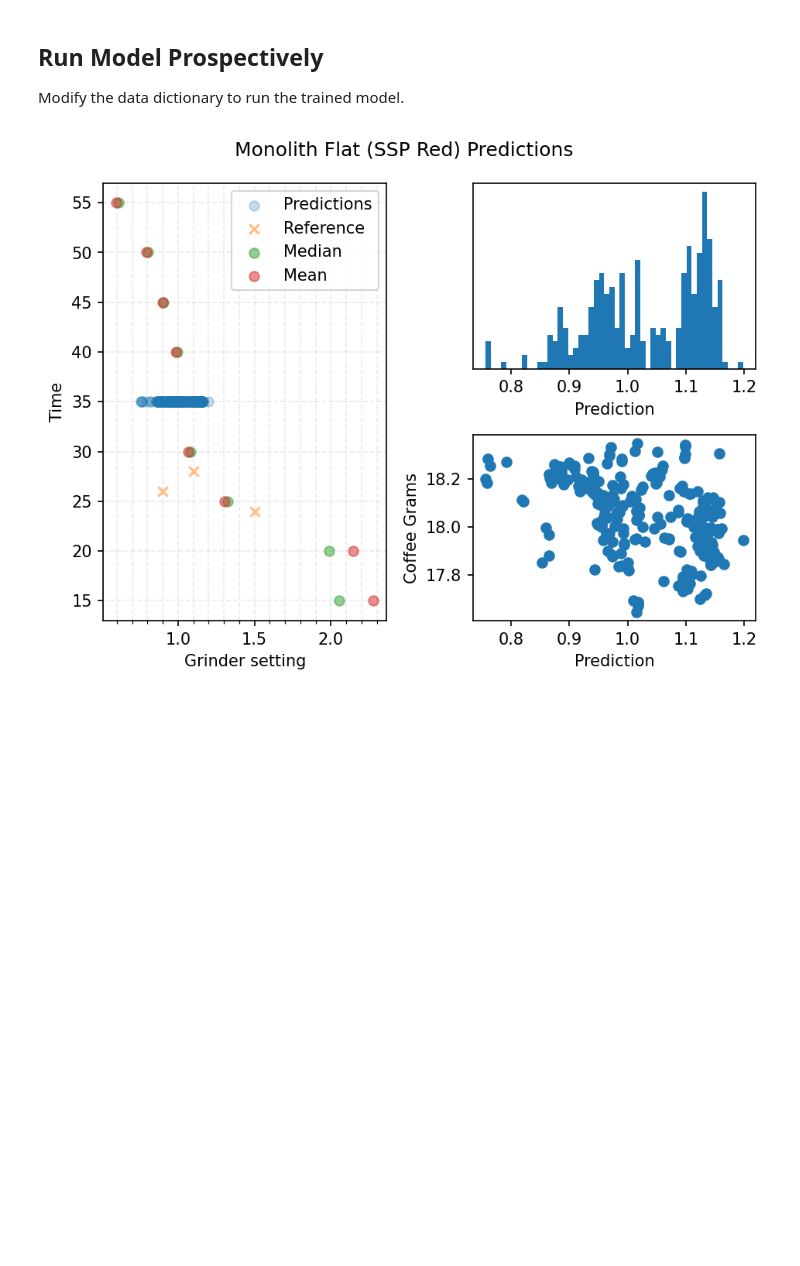
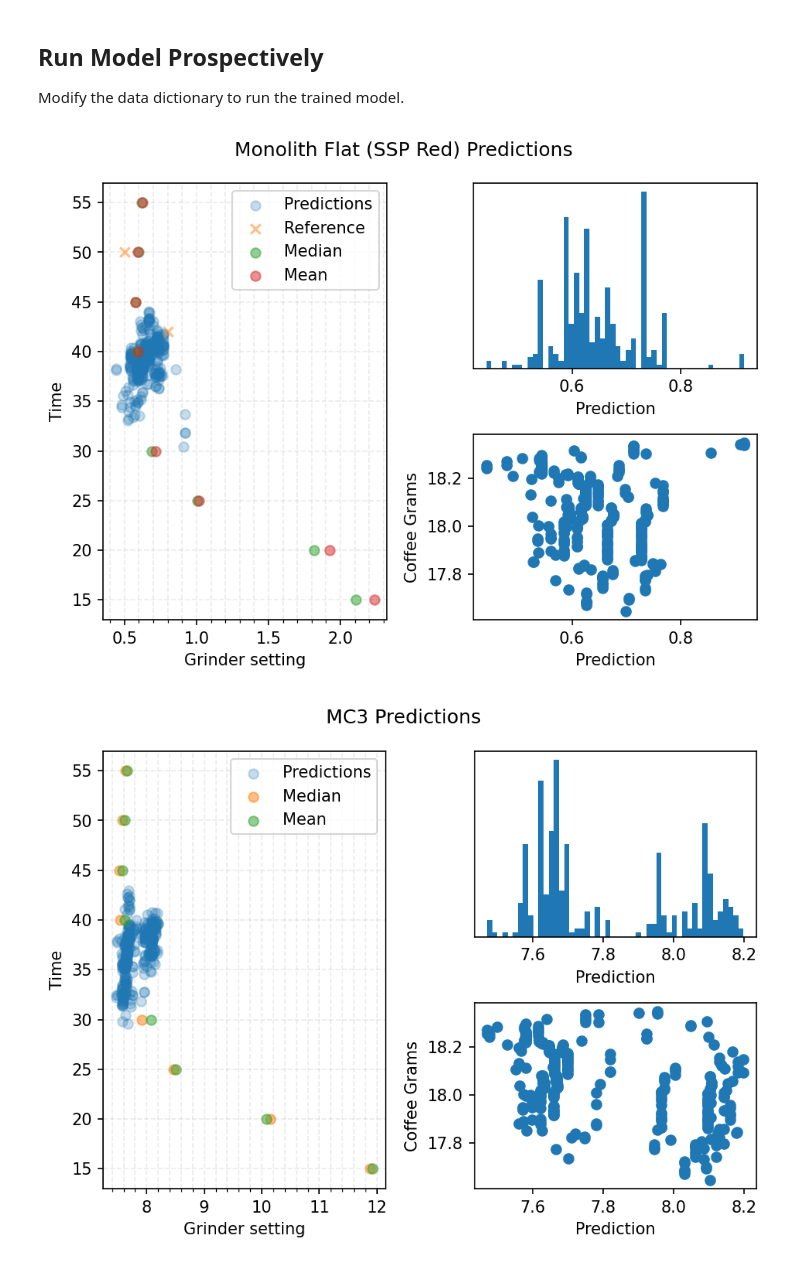
Before and after one commit to badisa/optpresso, a Jupyter notebook: notebooks/alternative_models.ipynb, the cells around one changed output. Saved outputs shown, nothing was run; the diff lists cells and outputs as text; code cells hidden in the pictures; blank space fills up the shorter version.

```diff
--- a/notebooks/alternative_models.ipynb
+++ b/notebooks/alternative_models.ipynb
@@ -292,21 +287,24 @@ def percent_diff(x, y):
 Select the number of estimators and whether to try and generate more samples.
 # %%
 enhance_sample = True
-estimators = 600
+estimators = 700
 dropped = ("date", "brewratio")
 
 training = df
 if enhance_sample:
-    sampled_coffee = resample_field(training, "coffeegrams", ["grinder", "coffee"], std=0.05, samples=3)
+    sampled_coffee = resample_field(training, "coffeegrams", ["grinder", "coffee"], std=0.05, samples=2)
 #     sampled_output = resample_field(
 #         training, "output", ["machine", "machineprofile", "grinder", "coffee"], samples=1
 #     )
     training = pd.concat([training, sampled_coffee])
 
-x, y = prepare_df_for_modeling(
-    training, "grindersetting", drop_cols=dropped, encoders=encs
-)
-regr = construct_regressor(estimators)
-regr.fit(x, y)
-print(f"Trained model with {len(y)} data points")
+models_by_label = {}
+for label in ["grindersetting", "time"]:
+    x, y = prepare_df_for_modeling(
+        training, label, drop_cols=dropped, encoders=encs
+    )
+    regr = construct_regressor(estimators)
+    regr.fit(x, y)
+    models_by_label[label] = regr
+    print(f"Trained model {label} with {len(y)} data points")
 # %% [output]
@@ -317,14 +316,14 @@ Trained model with 14236 data points
 Modify the data dictionary to run the trained model.
 # %%
 data = {
-    "coffee": "Luna - IHCafe90 Olga Benitez Marcala Honduras Espresso",
+    "coffee": "PMC - Honduras Nahun Fernandez El Ocotillo Geisha Washed",
     "coffeegrams": 18.0,
-    "roastdate": "03/06/23",
+    "roastdate": "04/05/23",
     "time": 35,
     "output": 36.0,
     "machine": "Decent DE1PRO",
     "machineprofile": "",
-    "grinder": "Monolith Flat (SSP Red)",  # Leave None to predict for all grinders,
+    "grinder": None, #"Niche Zero",  # Leave None to predict for all grinders,
     "basket": "Weber Unibasket",
     "filter": "",
 }
@@ -410,23 +409,27 @@ for grinder in df.grinder.unique():
 
         x_set, _ = prepare_df_for_modeling(test_grinder_df, "grindersetting", drop_cols=dropped, encoders=encs)
         grams_idx = np.argwhere(x_set[-1] == test_grinder_df.coffeegrams.values[-1]).reshape(-1)
-        pred_fit = regr.predict(x_set)
+        grinder_pred_fit = models_by_label["grindersetting"].predict(x_set)
+
 
         if time == prediction_time:
             grams_x = x_set[:, grams_idx].reshape(-1)
-            plot1.hist(pred_fit, bins=50, label="Predictions", density=True)
-            plot2.scatter(pred_fit, grams_x, label="Predictions")
-            if len(pred_fit):
+            plot1.hist(grinder_pred_fit, bins=50, label="Predictions", density=True)
+            plot2.scatter(grinder_pred_fit, grams_x, label="Predictions (grinder)")
+            test_grinder_df["grindersetting"] = grinder_pred_fit.tolist()
+            time_x_set, _ = prepare_df_for_modeling(test_grinder_df, "time", drop_cols=dropped, encoders=encs)
+            time_pred_fit = models_by_label["time"].predict(time_x_set)
+            if len(grinder_pred_fit):
                 plot3.scatter(
-                    pred_fit,
-                    [time] * len(pred_fit),
+                    grinder_pred_fit,
+                    time_pred_fit,
                     label="Predictions",
                     marker="o",
                     alpha=0.25,
                 )
         else:
-            mean_pred = np.mean(pred_fit)
-            med_pred = np.median(pred_fit)
+            mean_pred = np.mean(grinder_pred_fit)
+            med_pred = np.median(grinder_pred_fit)
             mean.append(mean_pred)
             med.append(med_pred)
             times.append(time)
@@ -435,31 +438,32 @@ for grinder in df.grinder.unique():
         (grinder_df.coffee == test_df.coffee.values[0])
         & (grinder_df.roaster == test_df.roaster.values[0])
         & (grinder_df.roastdate == test_df.roastdate.values[0])
         & (grinder_df.machine.str.lower() == test_df.machine.str.lower().values[0])
         & (grinder_df.grinder == grinder)
         & (grinder_df.machineprofile.str.lower() == test_df.machineprofile.str.lower().values[0])
         & (grinder_df.basket.str.lower() == test_df.basket.str.lower().values[0])
         & (grinder_df["filter"].str.lower() == test_df["filter"].str.lower().values[0])
     ]
     if len(reference_vals):
         plot3.scatter(
             reference_vals.grindersetting,
             reference_vals.time,
             label="Reference",
             marker="x",
             alpha=0.5,
         )
 
     plot3.scatter(med, times, label="Median", alpha=0.5)
     plot3.scatter(mean, times, label="Mean", alpha=0.5)
 
     plot3.set_ylabel("Time")
     plot3.set_xlabel("Grinder setting")
     plot3.get_xaxis().set_minor_locator(AutoMinorLocator())
     plot3.legend()
     plot3.set_axisbelow(True)
     plot3.grid(linestyle="--", which="both", alpha=.25)
     fig.tight_layout()
     plt.show()
 # %% [output]
-[figure, old version]
+[figure, new version]
+[figure, added]
```
Also changed, not shown: parts of 6 cells of this notebook.
